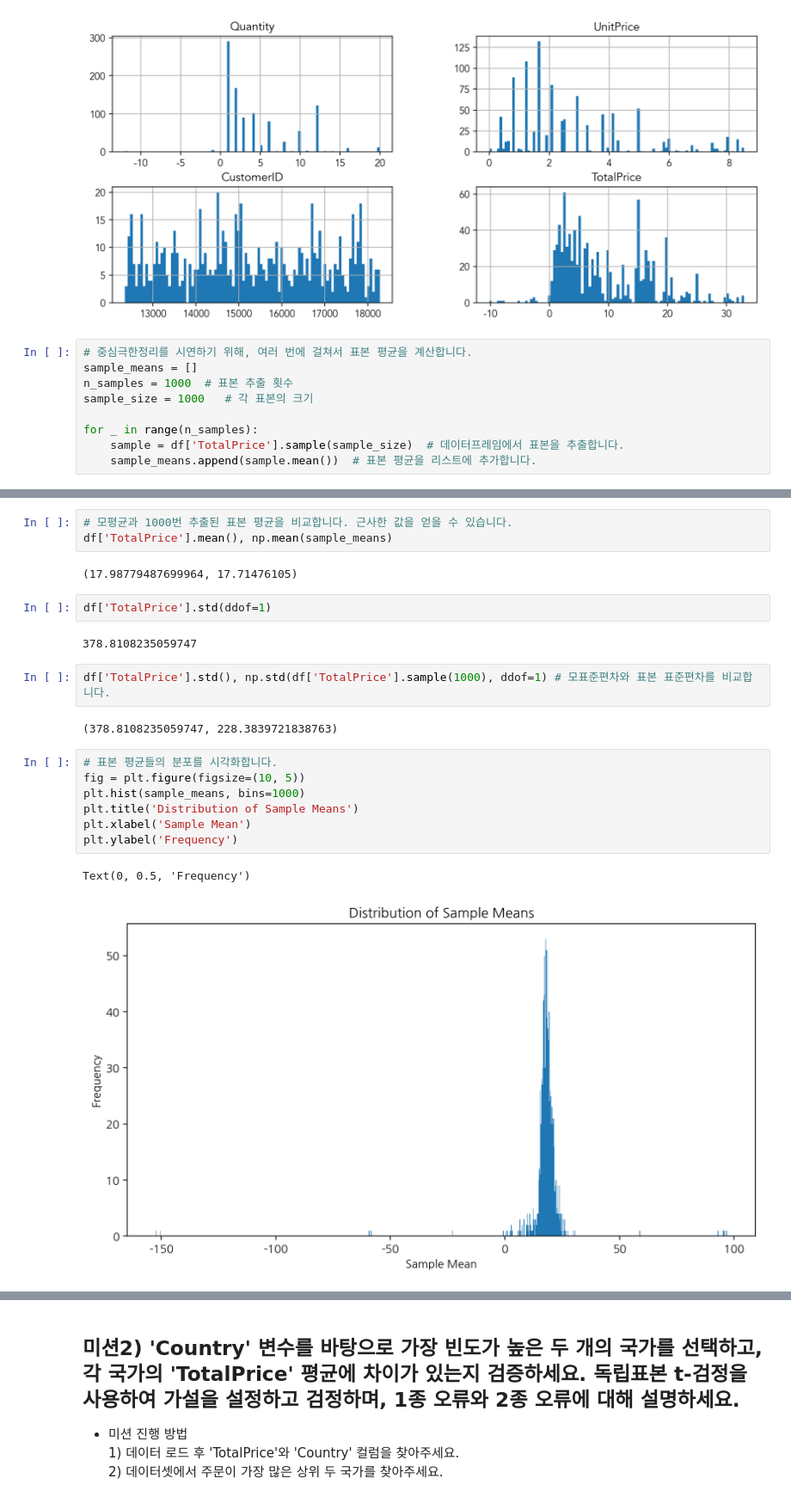
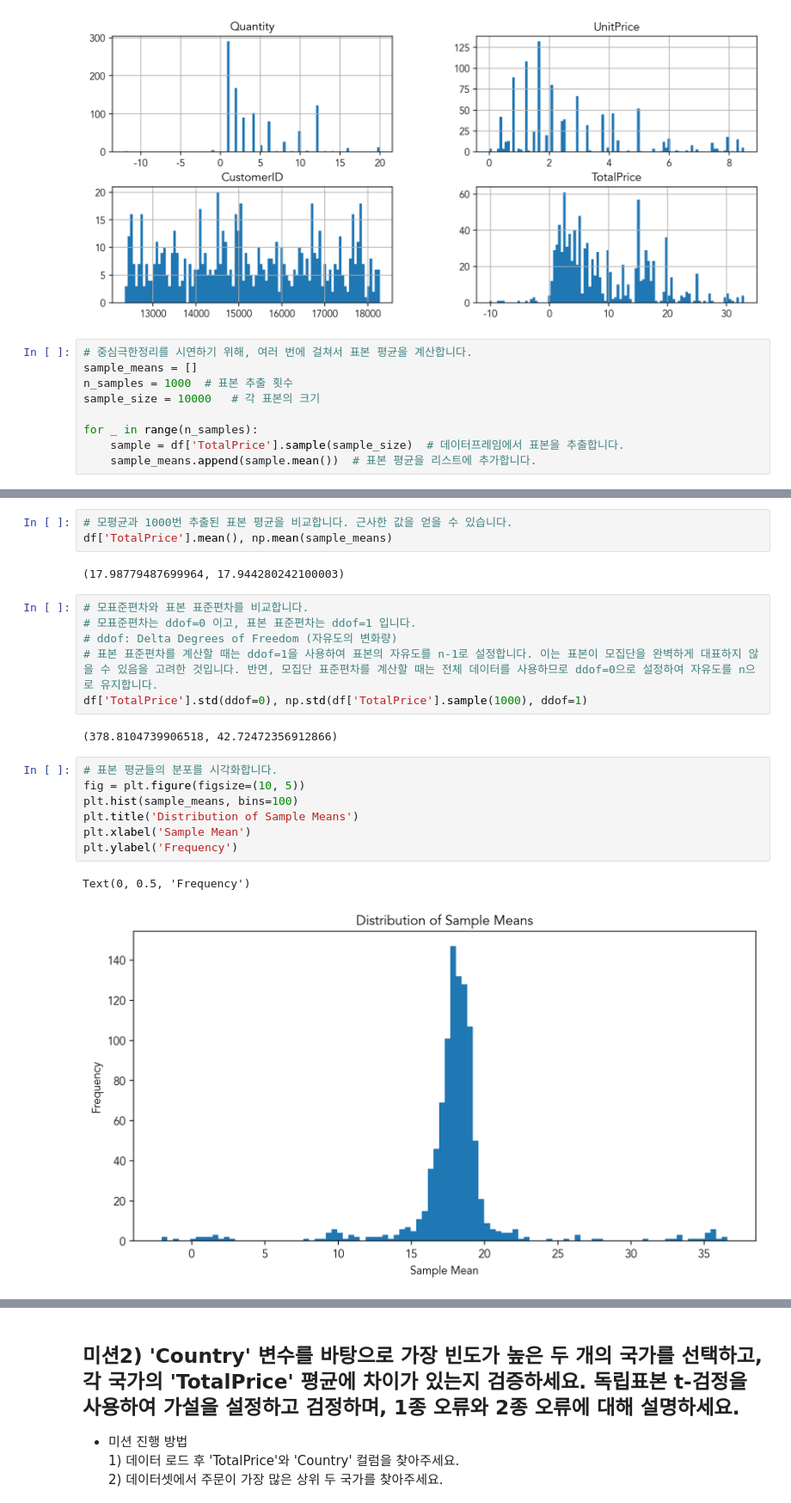
Before and after one commit to gyjong/workplace, a Jupyter notebook: quest_0130/01_online_retail_mission_aiffel.ipynb, the cells around one changed output, grey strips where cells are left out. Shown at 86% size. Drawn from its saved outputs; the diff is of its cells as text.

```diff
--- a/quest_0130/01_online_retail_mission_aiffel.ipynb
+++ b/quest_0130/01_online_retail_mission_aiffel.ipynb
@@ -159,7 +159,7 @@ plt.show()
 # 중심극한정리를 시연하기 위해, 여러 번에 걸쳐서 표본 평균을 계산합니다.
 sample_means = []
 n_samples = 1000  # 표본 추출 횟수
-sample_size = 1000   # 각 표본의 크기
+sample_size = 10000   # 각 표본의 크기
 
 for _ in range(n_samples):
     sample = df['TotalPrice'].sample(sample_size)  # 데이터프레임에서 표본을 추출합니다.
@@ -173,22 +173,22 @@ df['TotalPrice'].mean(), np.mean(df['TotalPrice'].sample(1000))
 # 모평균과 1000번 추출된 표본 평균을 비교합니다. 근사한 값을 얻을 수 있습니다.
 df['TotalPrice'].mean(), np.mean(sample_means)
 # %% [output]
-(17.98779487699964, 17.71476105)
+(17.98779487699964, 17.944280242100003)
-# %%
-df['TotalPrice'].std(ddof=1)
-# %% [output]
-378.8108235059747
 # %%
-df['TotalPrice'].std(), np.std(df['TotalPrice'].sample(1000), ddof=1) # 모표준편차와 표본 표준편차를 비교합니다.
+# 모표준편차와 표본 표준편차를 비교합니다.
+# 모표준편차는 ddof=0 이고, 표본 표준편차는 ddof=1 입니다.
+# ddof: Delta Degrees of Freedom (자유도의 변화량)
+# 표본 표준편차를 계산할 때는 ddof=1을 사용하여 표본의 자유도를 n-1로 설정합니다. 이는 표본이 모집단을 완벽하게 대표하지 않을 수 있음을 고려한 것입니다. 반면, 모집단 표준편차를 계산할 때는 전체 데이터를 사용하므로 ddof=0으로 설정하여 자유도를 n으로 유지합니다.
+df['TotalPrice'].std(ddof=0), np.std(df['TotalPrice'].sample(1000), ddof=1)
 # %% [output]
-(378.8108235059747, 228.3839721838763)
+(378.8104739906518, 42.72472356912866)
 # %%
 # 표본 평균들의 분포를 시각화합니다.
 fig = plt.figure(figsize=(10, 5))
-plt.hist(sample_means, bins=1000)
+plt.hist(sample_means, bins=100)
 plt.title('Distribution of Sample Means')
 plt.xlabel('Sample Mean')
 plt.ylabel('Frequency')
 # %% [output]
 Text(0, 0.5, 'Frequency')
-[figure, old version]
+[figure, new version]
```
Also changed, not shown: parts of 7 cells of this notebook.
